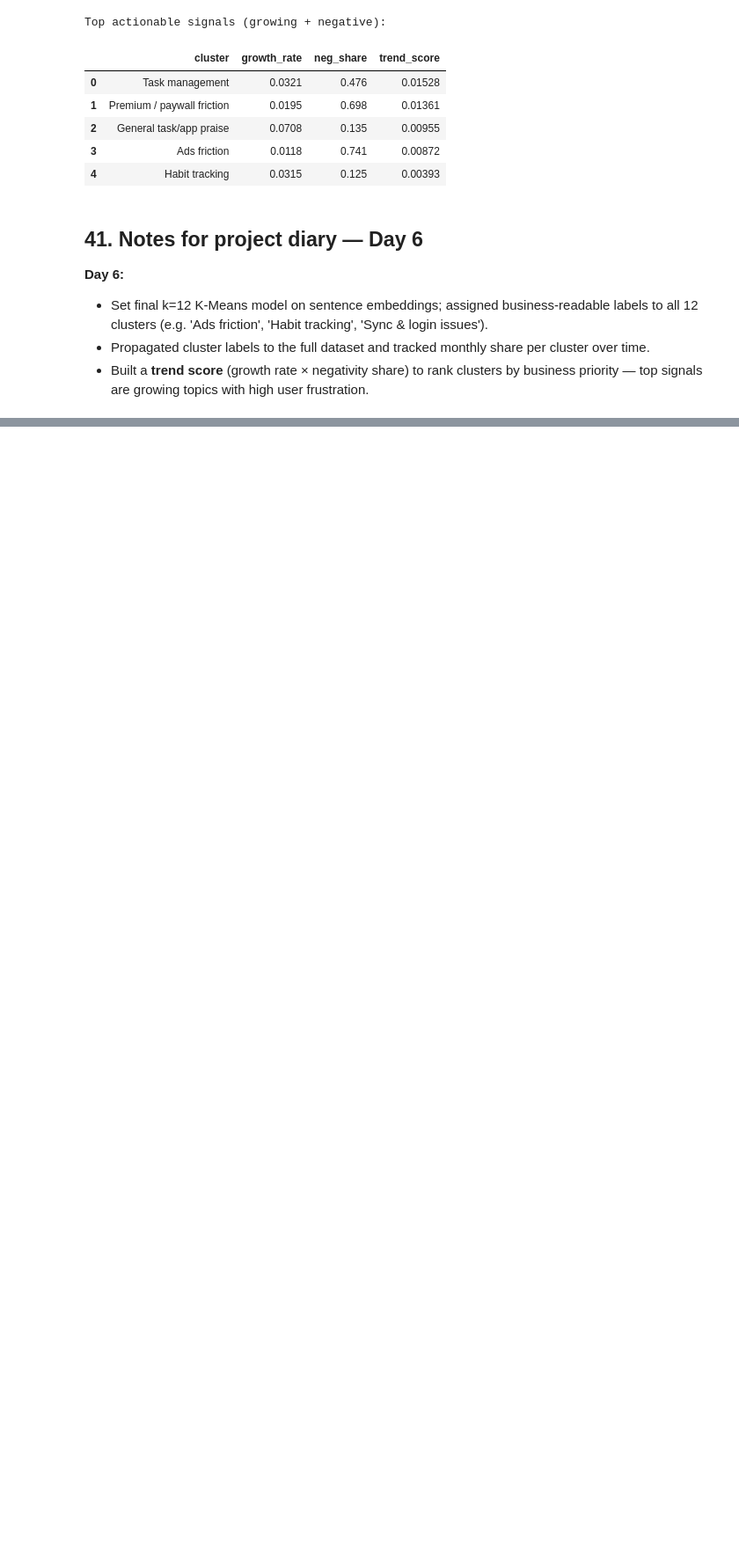
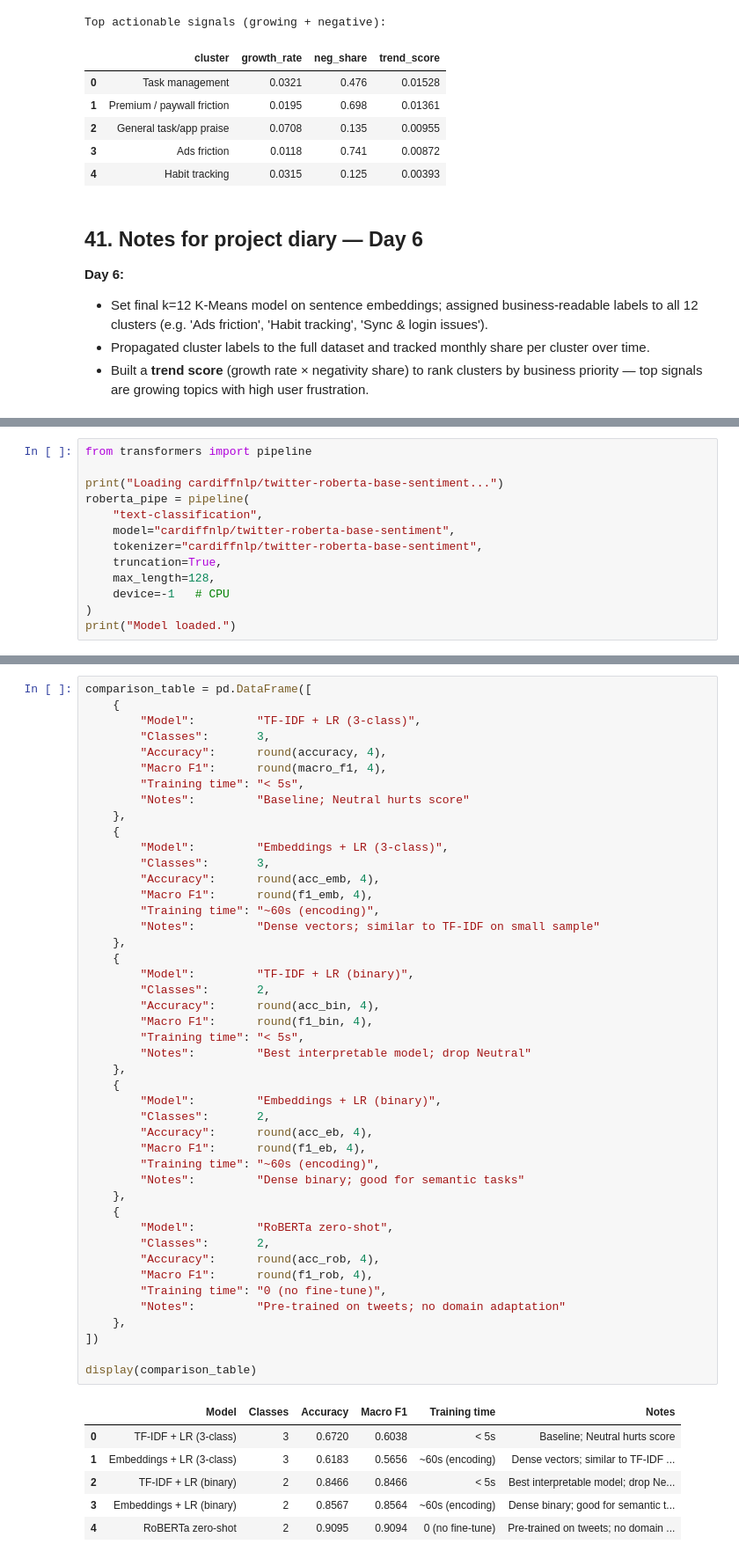
Before and after one commit to ando-ship-it/consumer-trend-detector, a Jupyter notebook: notebooks/01_eda_baseline_consumer_trends.ipynb, the cells around one changed output, grey strips where cells are left out. Shown at 88% size. Saved outputs shown, nothing was run; the diff lists cells and outputs as text; blank space fills up the shorter version.

Commit message:
Day 7: binary classifier + embeddings + RoBERTa zero-shot model comparison

```diff
--- a/notebooks/01_eda_baseline_consumer_trends.ipynb
+++ b/notebooks/01_eda_baseline_consumer_trends.ipynb
@@ -1482,0 +1589,13 @@ Top actionable signals (growing + negative):
+# %%
+from transformers import pipeline
+
+print("Loading cardiffnlp/twitter-roberta-base-sentiment...")
+roberta_pipe = pipeline(
+    "text-classification",
+    model="cardiffnlp/twitter-roberta-base-sentiment",
+    tokenizer="cardiffnlp/twitter-roberta-base-sentiment",
+    truncation=True,
+    max_length=128,
+    device=-1   # CPU
+)
+print("Model loaded.")
@@ -1482,0 +1646,52 @@ Top actionable signals (growing + negative):
+# %%
+comparison_table = pd.DataFrame([
+    {
+        "Model":         "TF-IDF + LR (3-class)",
+        "Classes":       3,
+        "Accuracy":      round(accuracy, 4),
+        "Macro F1":      round(macro_f1, 4),
+        "Training time": "< 5s",
+        "Notes":         "Baseline; Neutral hurts score"
+    },
+    {
+        "Model":         "Embeddings + LR (3-class)",
+        "Classes":       3,
+        "Accuracy":      round(acc_emb, 4),
+        "Macro F1":      round(f1_emb, 4),
+        "Training time": "~60s (encoding)",
+        "Notes":         "Dense vectors; similar to TF-IDF on small sample"
+    },
+    {
+        "Model":         "TF-IDF + LR (binary)",
+        "Classes":       2,
+        "Accuracy":      round(acc_bin, 4),
+        "Macro F1":      round(f1_bin, 4),
+        "Training time": "< 5s",
+        "Notes":         "Best interpretable model; drop Neutral"
+    },
+    {
+        "Model":         "Embeddings + LR (binary)",
+        "Classes":       2,
+        "Accuracy":      round(acc_eb, 4),
+        "Macro F1":      round(f1_eb, 4),
+        "Training time": "~60s (encoding)",
+        "Notes":         "Dense binary; good for semantic tasks"
+    },
+    {
+        "Model":         "RoBERTa zero-shot",
+        "Classes":       2,
+        "Accuracy":      round(acc_rob, 4),
+        "Macro F1":      round(f1_rob, 4),
+        "Training time": "0 (no fine-tune)",
+        "Notes":         "Pre-trained on tweets; no domain adaptation"
+    },
+])
+
+display(comparison_table)
+# %% [output]
+|  | Model | Classes | Accuracy | Macro F1 | Training time | Notes |
+| 0 | TF-IDF + LR (3-class) | 3 | 0.6720 | 0.6038 | < 5s | Baseline; Neutral hurts score |
+| 1 | Embeddings + LR (3-class) | 3 | 0.6183 | 0.5656 | ~60s (encoding) | Dense vectors; similar to TF-IDF ... |
+| 2 | TF-IDF + LR (binary) | 2 | 0.8466 | 0.8466 | < 5s | Best interpretable model; drop Ne... |
+| 3 | Embeddings + LR (binary) | 2 | 0.8567 | 0.8564 | ~60s (encoding) | Dense binary; good for semantic t... |
+| 4 | RoBERTa zero-shot | 2 | 0.9095 | 0.9094 | 0 (no fine-tune) | Pre-trained on tweets; no domain ... |
```
Also changed, not shown: parts of 11 cells of this notebook.
